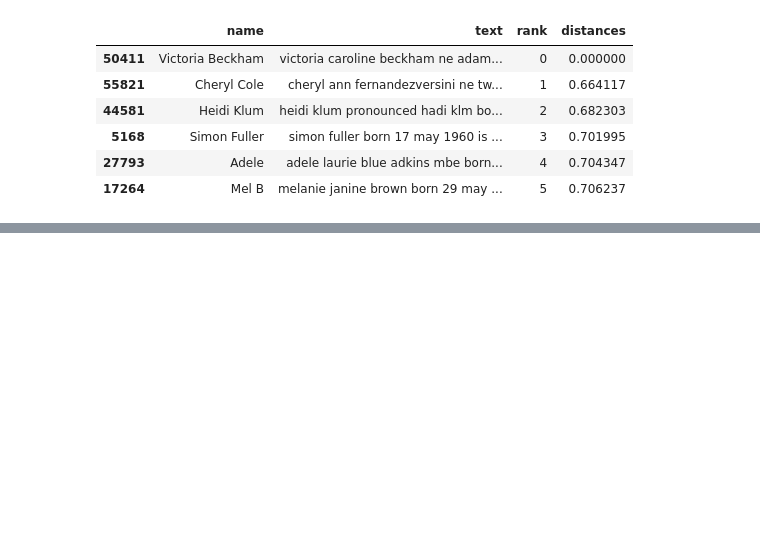
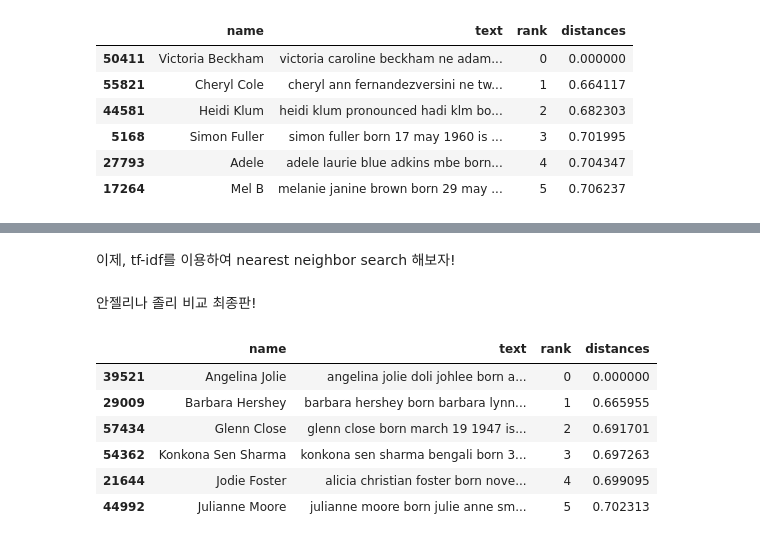
Before and after one commit to RayleighKim/M11_Intro_To_Unsuerpvised_Learning, a Jupyter notebook: 11_1_Intro_to_Unsupervised_Learning_I.ipynb, the cells around one changed output, grey strips where cells are left out. Saved outputs shown, nothing was run; the diff lists cells and outputs as text; code cells hidden in the pictures; blank space fills up the shorter version.

```diff
--- a/11_1_Intro_to_Unsupervised_Learning_I.ipynb
+++ b/11_1_Intro_to_Unsupervised_Learning_I.ipynb
@@ -381,0 +394,3 @@ nearest_search(name='Victoria Beckham', nbrs = nbrs_simple)
+# %%
+word_tfidf = text.TfidfVectorizer(max_df = 0.5)
+X_tfidf = word_tfidf.fit_transform(people['text'])
@@ -381,0 +460,2 @@ nearest_search(name='Victoria Beckham', nbrs = nbrs_simple)
+# %% [markdown]
+이제, tf-idf를 이용하여 nearest neighbor search 해보자!
@@ -381,0 +464,14 @@ nearest_search(name='Victoria Beckham', nbrs = nbrs_simple)
+# %%
+nbrs_tfidf = NearestNeighbors(n_neighbors=6, metric='cosine').fit(X_tfidf)
+# %% [markdown]
+안젤리나 졸리 비교 최종판!
+# %%
+nearest_search(name='Angelina Jolie', nbrs = nbrs_tfidf, X = X_tfidf)
+# %% [output]
+|  | name | text | rank | distances |
+| 39521 | Angelina Jolie | angelina jolie doli johlee born a... | 0 | 0.000000 |
+| 29009 | Barbara Hershey | barbara hershey born barbara lynn... | 1 | 0.665955 |
+| 57434 | Glenn Close | glenn close born march 19 1947 is... | 2 | 0.691701 |
+| 54362 | Konkona Sen Sharma | konkona sen sharma bengali born 3... | 3 | 0.697263 |
+| 21644 | Jodie Foster | alicia christian foster born nove... | 4 | 0.699095 |
+| 44992 | Julianne Moore | julianne moore born julie anne sm... | 5 | 0.702313 |
```
Also changed, not shown: parts of 33 cells of this notebook.
